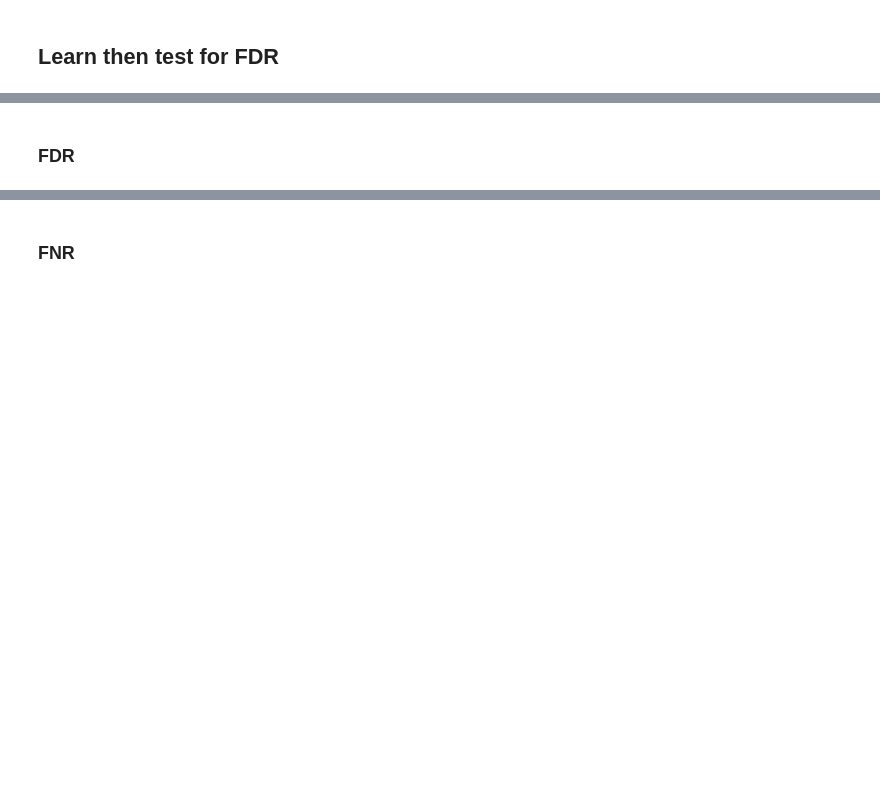
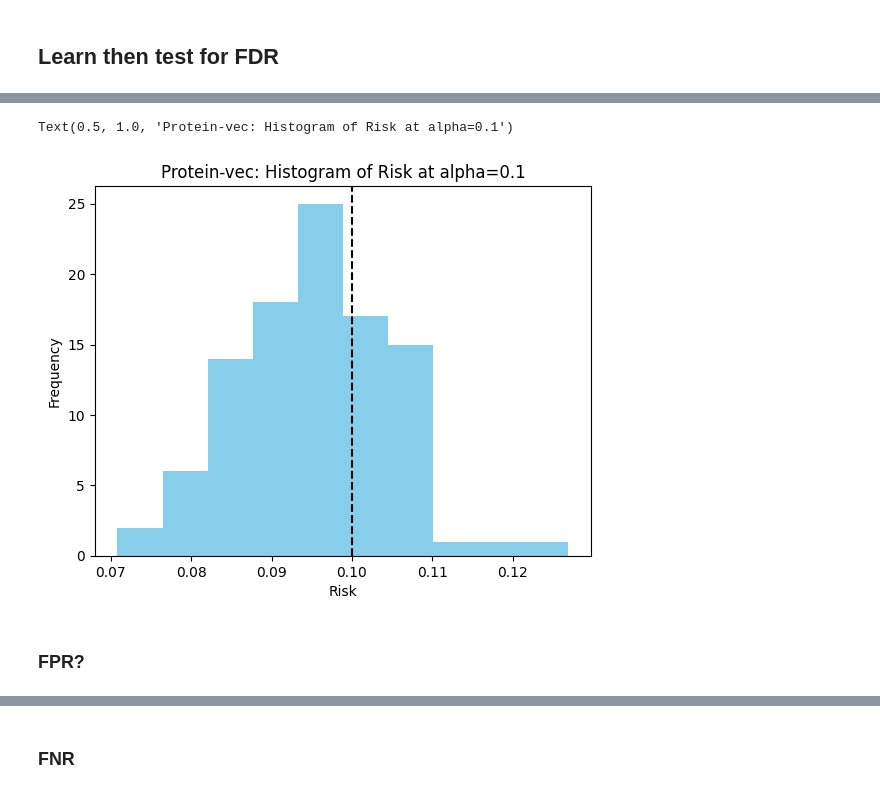
Before and after one commit to ronboger/conformal-protein-retrieval, a Jupyter notebook: pfam/analyze_protein_vec_results.ipynb, the cells around one changed output, grey strips where cells are left out. Drawn from its saved outputs; the diff is of its cells as text; code cells hidden in the pictures; blank space fills up the shorter version.

```diff
--- a/pfam/analyze_protein_vec_results.ipynb
+++ b/pfam/analyze_protein_vec_results.ipynb
@@ -95,3 +145,12 @@ risk: 0.09136092572122927
+# %%
+plt.hist(np.array(risks), label='Risk', color='skyblue')  # Color and edgecolor for better visibility
+plt.axvline(alpha, color='black', linestyle='--')
+plt.xlabel('Risk')
+plt.ylabel('Frequency')
+plt.title(f'Protein-vec: Histogram of Risk at alpha={alpha}')
+# %% [output]
+Text(0.5, 1.0, 'Protein-vec: Histogram of Risk at alpha=0.1')
+[figure, added]
 # %% [markdown]
-### FDR
+### FPR?
 # %%
```
Also changed, not shown: parts of 32 cells of this notebook, 1 other file.
